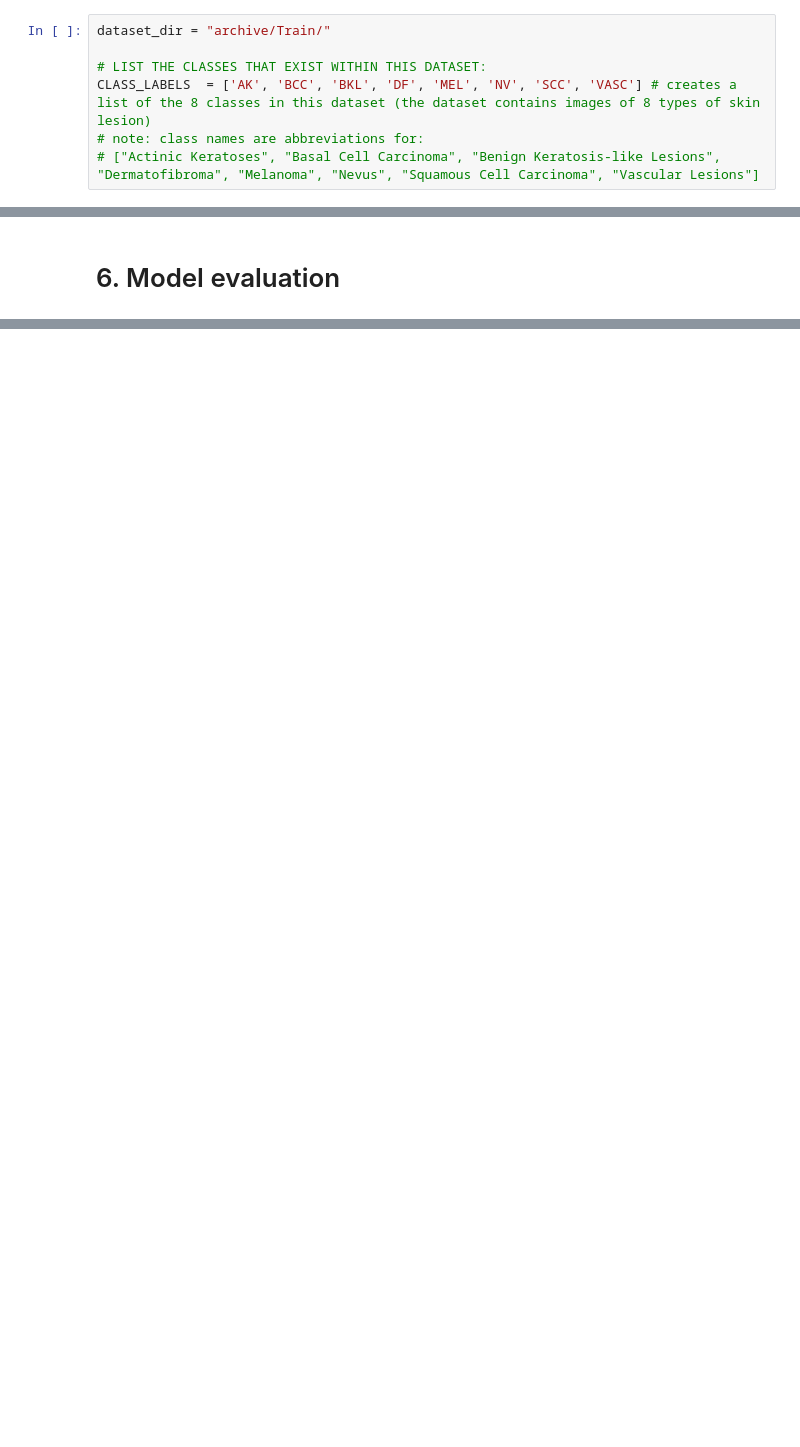
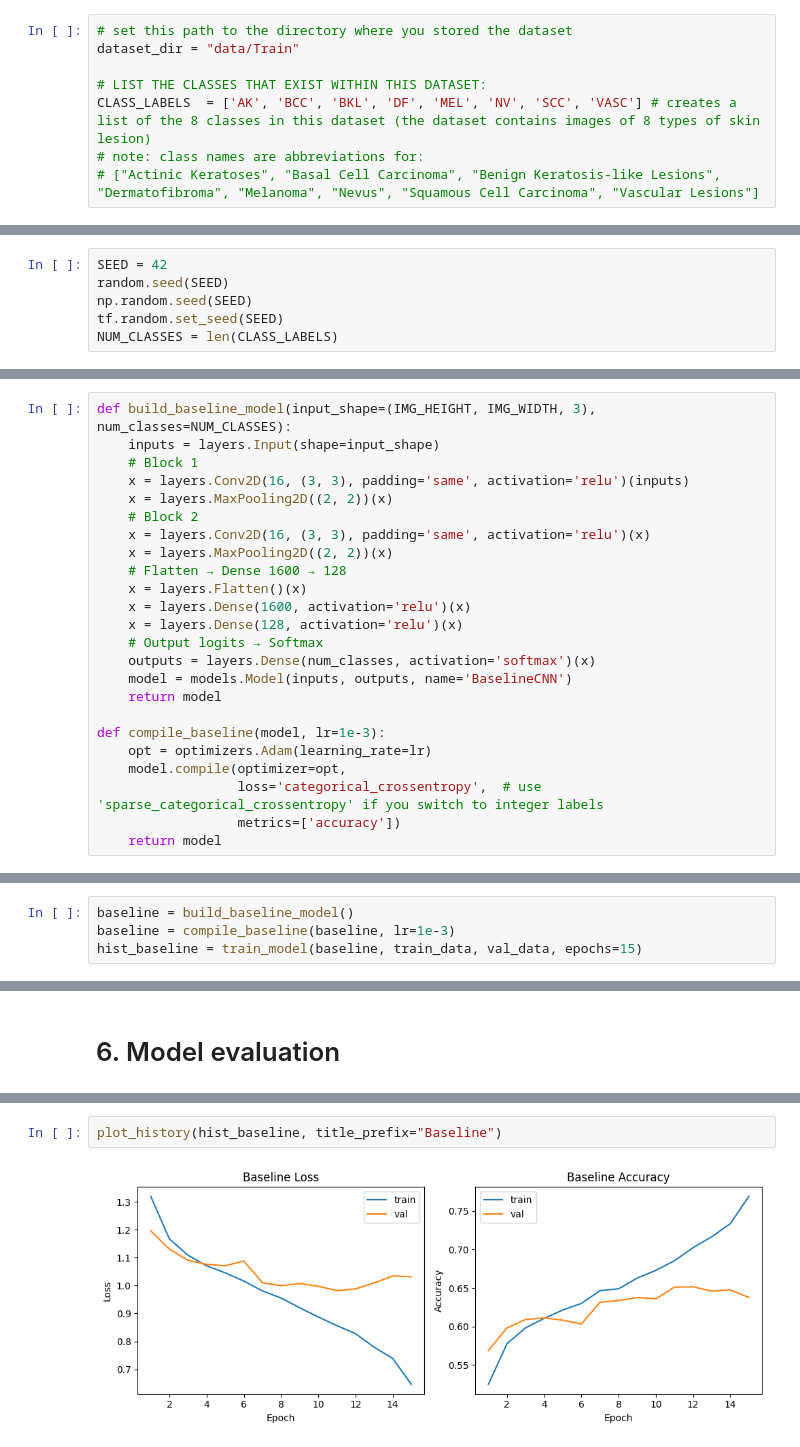
Before and after one commit to nachodll/skin-lesion-classification, a Jupyter notebook: skin-lesion-classification.ipynb, the cells around one changed output, grey strips where cells are left out. Drawn from its saved outputs; the diff is of its cells as text; blank space fills up the shorter version.

Commit message:
baseline

```diff
--- a/skin-lesion-classification.ipynb
+++ b/skin-lesion-classification.ipynb
@@ -21,7 +31,8 @@ warnings.filterwarnings('ignore')
 # %% [markdown]
 # 2. Load and pre-process the dataset
 # %%
-dataset_dir = "archive/Train/"
+# set this path to the directory where you stored the dataset
+dataset_dir = "data/Train"
 
 # LIST THE CLASSES THAT EXIST WITHIN THIS DATASET:
 CLASS_LABELS  = ['AK', 'BCC', 'BKL', 'DF', 'MEL', 'NV', 'SCC', 'VASC'] # creates a list of the 8 classes in this dataset (the dataset contains images of 8 types of skin lesion)
@@ -124,2 +138,8 @@ Class names: {'AK': 0, 'BCC': 1, 'BKL': 2, 'DF': 3, 'MEL': 4, 'NV': 5, 'SCC': 6,
+# %%
+SEED = 42
+random.seed(SEED)
+np.random.seed(SEED)
+tf.random.set_seed(SEED)
+NUM_CLASSES = len(CLASS_LABELS)
 # %% [markdown]
 # 3. Visualise data and plot data distribution
@@ -127,0 +359,24 @@ Class names: {'AK': 0, 'BCC': 1, 'BKL': 2, 'DF': 3, 'MEL': 4, 'NV': 5, 'SCC': 6,
+# %%
+def build_baseline_model(input_shape=(IMG_HEIGHT, IMG_WIDTH, 3), num_classes=NUM_CLASSES):
+    inputs = layers.Input(shape=input_shape)
+    # Block 1
+    x = layers.Conv2D(16, (3, 3), padding='same', activation='relu')(inputs)
+    x = layers.MaxPooling2D((2, 2))(x)
+    # Block 2
+    x = layers.Conv2D(16, (3, 3), padding='same', activation='relu')(x)
+    x = layers.MaxPooling2D((2, 2))(x)
+    # Flatten → Dense 1600 → 128
+    x = layers.Flatten()(x)
+    x = layers.Dense(1600, activation='relu')(x)
+    x = layers.Dense(128, activation='relu')(x)
+    # Output logits → Softmax
+    outputs = layers.Dense(num_classes, activation='softmax')(x)
+    model = models.Model(inputs, outputs, name='BaselineCNN')
+    return model
+
+def compile_baseline(model, lr=1e-3):
+    opt = optimizers.Adam(learning_rate=lr)
+    model.compile(optimizer=opt,
+                  loss='categorical_crossentropy',  # use 'sparse_categorical_crossentropy' if you switch to integer labels
+                  metrics=['accuracy'])
+    return model
@@ -129,0 +506,4 @@ Class names: {'AK': 0, 'BCC': 1, 'BKL': 2, 'DF': 3, 'MEL': 4, 'NV': 5, 'SCC': 6,
+# %%
+baseline = build_baseline_model()
+baseline = compile_baseline(baseline, lr=1e-3)
+hist_baseline = train_model(baseline, train_data, val_data, epochs=15)
@@ -131,0 +578,4 @@ Class names: {'AK': 0, 'BCC': 1, 'BKL': 2, 'DF': 3, 'MEL': 4, 'NV': 5, 'SCC': 6,
+# %%
+plot_history(hist_baseline, title_prefix="Baseline")
+# %% [output]
+[figure, added]
```
Also changed, not shown: parts of 32 cells of this notebook.
